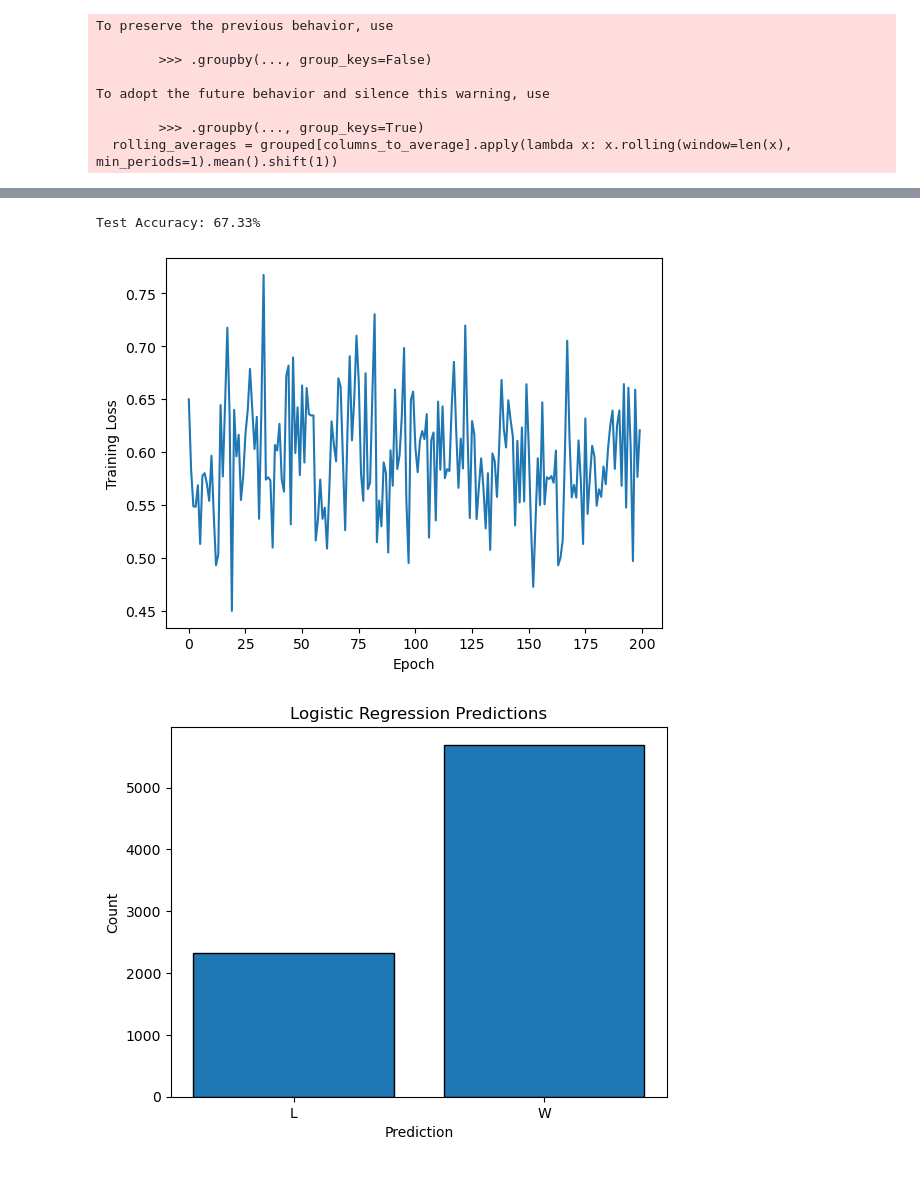
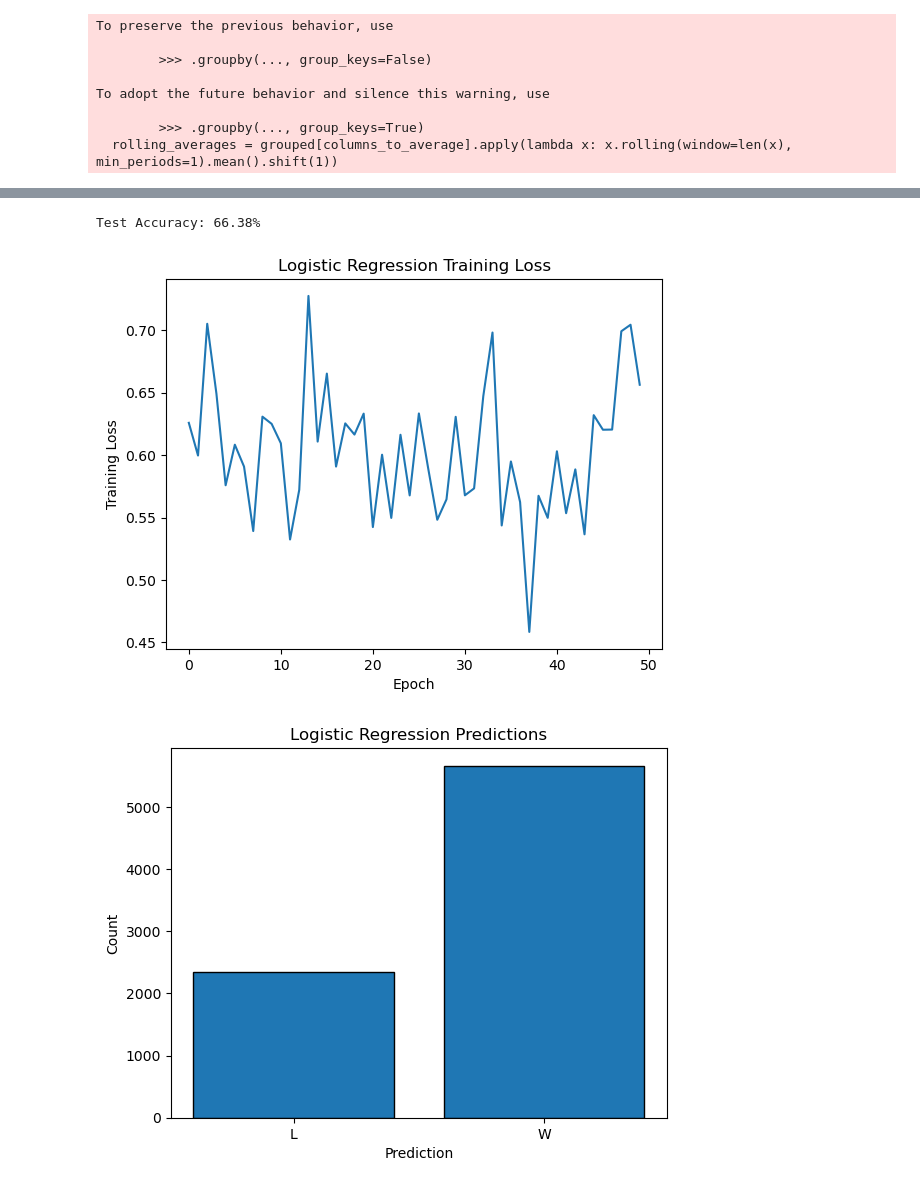
Before and after one commit to SpencerArnold2/nba-predictor, a Jupyter notebook: logisticregression.ipynb, the cells around one changed output, grey strips where cells are left out. Drawn from its saved outputs; the diff is of its cells as text; code cells hidden in the pictures.

```diff
--- a/logisticregression.ipynb
+++ b/logisticregression.ipynb
@@ -44,7 +44,7 @@ model = LogisticRegressionModel(input_size, output_size)
 criterion = nn.CrossEntropyLoss()
 optimizer = optim.Adam(model.parameters(), lr=0.001)
 # %%
-num_epochs = 200
+num_epochs = 50
 losses= []
 for epoch in range(num_epochs):
     for i, (inputs, labels) in enumerate(train_loader):
@@ -92,16 +92,17 @@ with torch.no_grad():
 
     print(f'Test Accuracy: {100 * correct / total:.2f}%')
 # %% [output]
-Test Accuracy: 67.33%
+Test Accuracy: 66.38%
 # %%
 # Plot the loss function
 import matplotlib.pyplot as plt
 plt.plot(losses)
 plt.xlabel('Epoch')
 plt.ylabel('Training Loss')
+plt.title('Logistic Regression Training Loss')
 plt.savefig('plots/results/logisticregression.png')
 # %% [output]
-[figure, old version]
+[figure, new version]
 # %%
 # Histogram of predictions
 with torch.no_grad():
```
Also changed, not shown: parts of 3 cells of this notebook, 4 other files.
